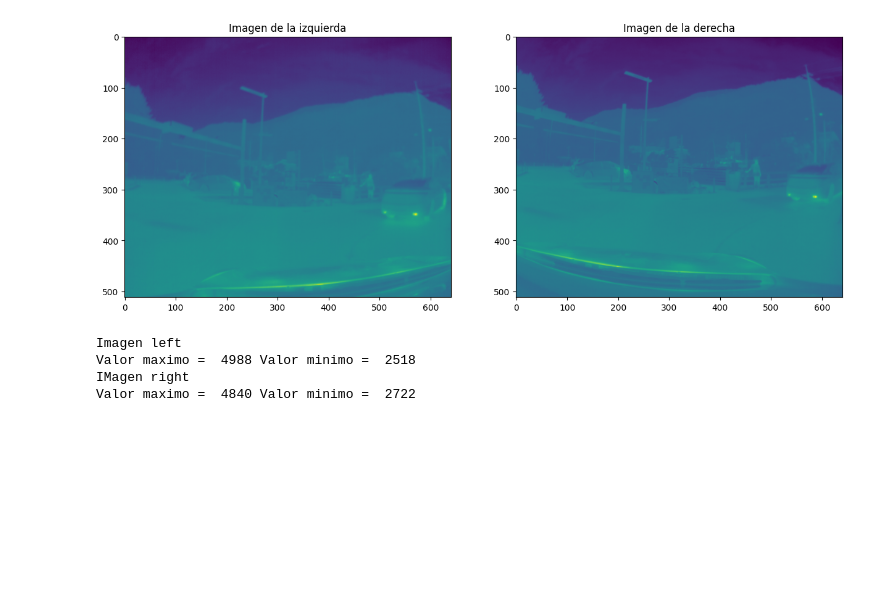
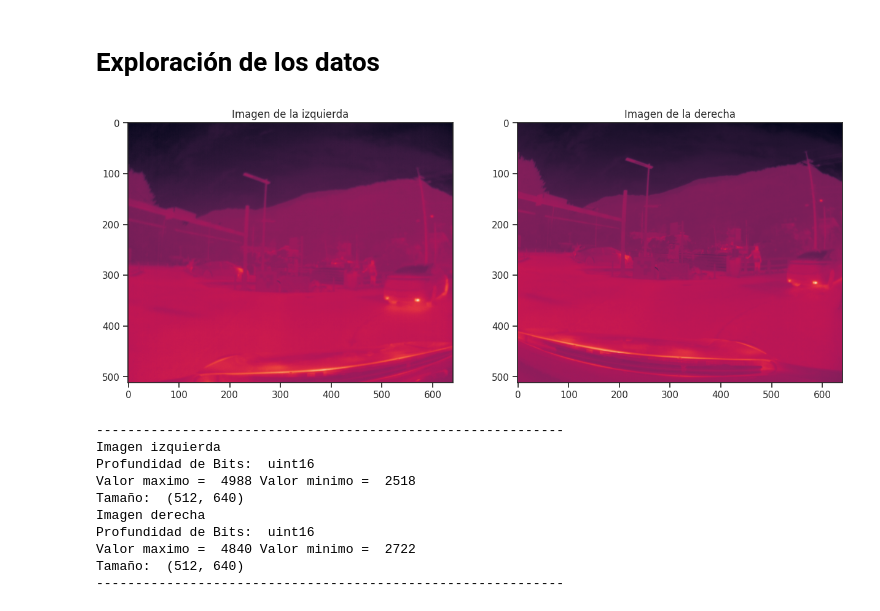
Before and after one commit to nick3153/Depth-Estimation-with-StereoThermal-Images, a Jupyter notebook: Depth Estimation.ipynb, the cells around one changed output. Cells and saved outputs as stored; diff of their text form; code cells hidden in the pictures; blank space fills up the shorter version.

```diff
--- a/Depth Estimation.ipynb
+++ b/Depth Estimation.ipynb
@@ -3,6 +1,9 @@
 # %%
+#@title Librerias necesarias
 from google.colab import drive
 import numpy as np
 import matplotlib.pyplot as plt
 import cv2
+import seaborn as sns
+sns.set_theme(style="ticks")
 # %%
@@ -15,24 +15,56 @@ Drive already mounted at /content/gdrive; to attempt to forcibly remount, call d
 /content/gdrive/MyDrive/Procesamiento de imagenes/Proyecto Final/Depth-Estimation-with-StereoThermal-Images/Datos
+# %% [markdown]
+# Exploración de los datos
 # %%
-image_left = cv2.imread("stereo_thermal_14_left/1630141488005503289.png", cv2.IMREAD_ANYDEPTH)
-image_right = cv2.imread("stereo_thermal_14_right/1630141488990959675.png", cv2.IMREAD_ANYDEPTH)
+#@title Carga de imagenes
+## Imagenes
+left_images = np.asarray(['1630141488005503289', '1630141489005473934', '1630141489105503994', '1630141489205499006', '1630141489305500718'])
+right_images = np.asarray(['1630141488990959675', '1630141489090957323', '1630141489190957492', '1630141489290933851', '1630141489390961192'])
+
+image_left = []
+image_right = []
+
+## Leer imagenes
+for i in left_images:
+  image_left.append(cv2.imread(f"stereo_thermal_14_left/{i}.png", cv2.IMREAD_UNCHANGED))
+for j in right_images:
+  image_right.append(cv2.imread(f"stereo_thermal_14_right/{j}.png", cv2.IMREAD_UNCHANGED))
+
+## Graficar/mostrar las imagenes
 plt.figure(figsize=[15,18])
 plt.subplot(121)
-plt.imshow(image_left)
+plt.imshow(image_left[0])
 plt.title("Imagen de la izquierda")
 plt.subplot(122)
-plt.imshow(image_right)
+plt.imshow(image_right[0])
 plt.title("Imagen de la derecha")
 plt.show()
 # %% [output]
-[figure, old version]
+[figure, new version]
 # %%
-print("Imagen left")
-print("Valor maximo = ", image_left.max(), "Valor minimo = ", image_left.min())
-print("IMagen right")
-print("Valor maximo = ", image_right.max(), "Valor minimo = ", image_right.min())
+#@title Caracteristicas de las imagenes
+
+print('--'*30)
+
+print("Imagen izquierda")
+print('Profundidad de Bits: ', image_left[0].dtype)
+print("Valor maximo = ", image_left[0].max(), "Valor minimo = ", image_left[0].min())
+print('Tamaño: ', image_left[0].shape)
+
+print("Imagen derecha")
+print('Profundidad de Bits: ', image_right[0].dtype)
+print("Valor maximo = ", image_right[0].max(), "Valor minimo = ", image_right[0].min())
+print('Tamaño: ', image_left[0].shape)
+
+print('--'*30)
 # %% [output]
-Imagen left
+------------------------------------------------------------
+Imagen izquierda
+Profundidad de Bits:  uint16
 Valor maximo =  4988 Valor minimo =  2518
-IMagen right
+Tamaño:  (512, 640)
+Imagen derecha
+Profundidad de Bits:  uint16
 Valor maximo =  4840 Valor minimo =  2722
+Tamaño:  (512, 640)
+------------------------------------------------------------
```
Also changed, not shown: parts of 2 cells of this notebook, 28 other files.
